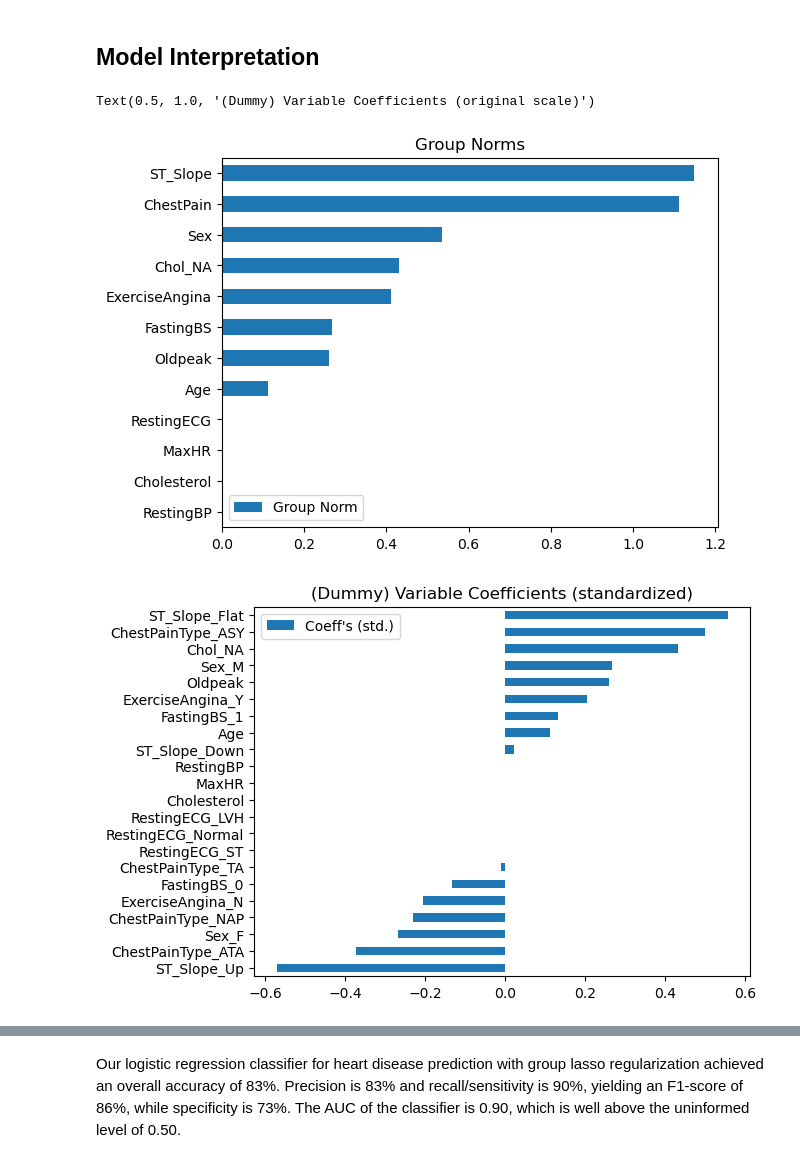
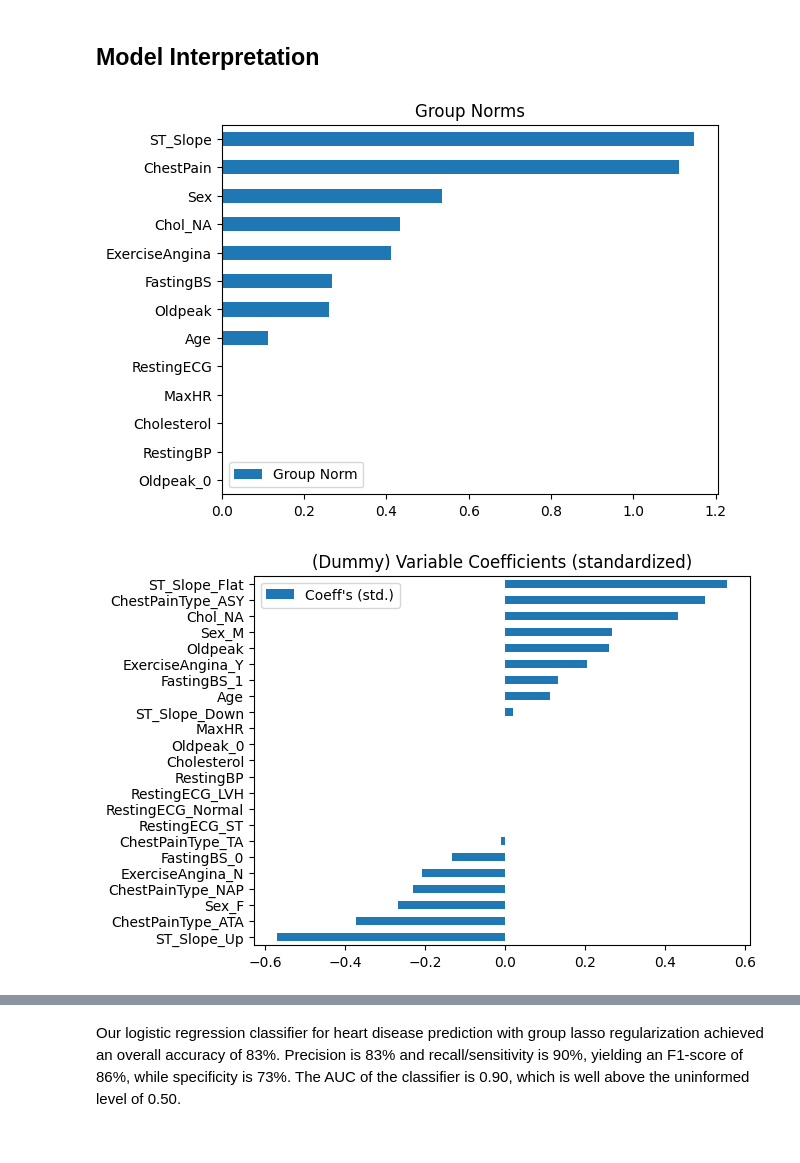
Before and after one commit to nmamie/ML4H_Project1, a Jupyter notebook: ML4H_Project1_Task1_Nici.ipynb, the cells around one changed output, grey strips where cells are left out. Saved outputs shown, nothing was run; the diff lists cells and outputs as text; code cells hidden in the pictures.

```diff
--- a/ML4H_Project1_Task1_Nici.ipynb
+++ b/ML4H_Project1_Task1_Nici.ipynb
@@ -209,9 +217,14 @@ For the purpose of EDA, our preprocessing pipeline consists of the following ste
 
 The corresponding dataset is called "train_proc_1"/"test_proc_1"
 # %%
-## add dummy for cholesterol=0
+## mark all Cholesterol=0 as NA
 train_data["Cholesterol"].replace(0, np.nan, inplace=True)
 test_data["Cholesterol"].replace(0, np.nan, inplace=True)
 
+# add dummy for Cholesterol=0
 train_data.insert(loc=5, column="Chol_NA", value=train_data["Cholesterol"].isna()*1)
 test_data.insert(loc=5, column="Chol_NA", value=test_data["Cholesterol"].isna()*1)
+
+# add dummy for Oldpeak=0
+train_data.insert(loc=11, column="Oldpeak_0", value=(train_data["Oldpeak"]==0)*1)
+test_data.insert(loc=11, column="Oldpeak_0", value=(test_data["Oldpeak"]==0)*1)
@@ -224,7 +239,7 @@ from sklearn.compose import ColumnTransformer
 cat_transformer = Pipeline(steps=[("encoder", OneHotEncoder(drop=None))])
 
 # preprocessor
-preprocessing = ColumnTransformer(transformers = [("pass", "passthrough", ["HeartDisease", "Chol_NA"] + num_fts),
+preprocessing = ColumnTransformer(transformers = [("pass", "passthrough", ["HeartDisease", "Chol_NA", "Oldpeak_0"] + num_fts),
                                                   ("drop", "drop", fts_names),
                                                   ("cat", cat_transformer, cat_fts)],
                                   remainder = "passthrough")
@@ -398,13 +410,13 @@ When using regularization, we need to account for the fact that we introduced du
 
 We fix "l1_reg" at 0 and choose "group_reg" through cross-validation, since we want to do selection of *groups* of variables, but do not want to encourage sparsity within groups.
 # %%
-!pip install group-lasso  # has to be uncommented if not installed
+#!pip install group-lasso  # has to be uncommented if not installed
 from group_lasso import LogisticGroupLasso
 
-group_names = ["Chol_NA", "Age", "RestingBP", "Cholesterol", "MaxHR", "Oldpeak",
+group_names = ["Chol_NA", "Oldpeak_0", "Age", "RestingBP", "Cholesterol", "MaxHR", "Oldpeak",
                "Sex", "ChestPain", "FastingBS", "RestingECG", "ExerciseAngina",
                "ST_Slope"]
-group_sizes = [1, 1, 1, 1, 1, 1,
+group_sizes = [1, 1, 1, 1, 1, 1, 1,
                2, 4, 2, 3, 2, 3]
 n_groups = len(group_sizes)
 groups = np.concatenate([size * [i] for i, size in enumerate(group_sizes)])
@@ -525,34 +509,33 @@ scaler = StandardScaler(with_mean=False, with_std=True)
 scaler.fit(train_proc_1.drop("HeartDisease", axis=1))
 
 coeffs_org = np.reshape(coeffs_std, (1,len(coeffs_std)))
 coeffs_org = scaler.transform(coeffs_org)
 coeffs_org = np.reshape(coeffs_org, coeffs_std.shape)
 
 # group norms
 group_norms = np.array([[np.nan]]*n_groups)
 for i in range(n_groups):
   group_coeffs = coeffs_std[groups==i]
   group_norms[i,:] = np.linalg.norm(group_coeffs, ord=1)
-group_norms = np.reshape(group_norms, (12,))
+group_norms = np.reshape(group_norms, (13,))
 
 # make pretty & plot
 group_norms = pd.DataFrame({"Group Norm": group_norms},
                            index=group_names)
 coeffs_std = pd.DataFrame({"Coeff's (std.)": coeffs_std},
                           index = ft_names)
 coeffs_org = pd.DataFrame({"Coeff's (org.)": coeffs_org},
                           index = ft_names)
 group_norms = group_norms.sort_values(by="Group Norm")
 coeffs_std = coeffs_std.sort_values(by="Coeff's (std.)")
 coeffs_org = coeffs_org.sort_values(by="Coeff's (org.)")
 
 group_norms.plot.barh()
 plt.title("Group Norms")
 coeffs_std.plot.barh()
 plt.title("(Dummy) Variable Coefficients (standardized)")
 coeffs_org.plot.barh()
 plt.title("(Dummy) Variable Coefficients (original scale)")
 # %% [output]
-Text(0.5, 1.0, '(Dummy) Variable Coefficients (original scale)')
-[figure, old version]
+[figure, new version]
-[figure, old version]
+[figure, new version]
```
Also changed, not shown: parts of 48 cells of this notebook.
